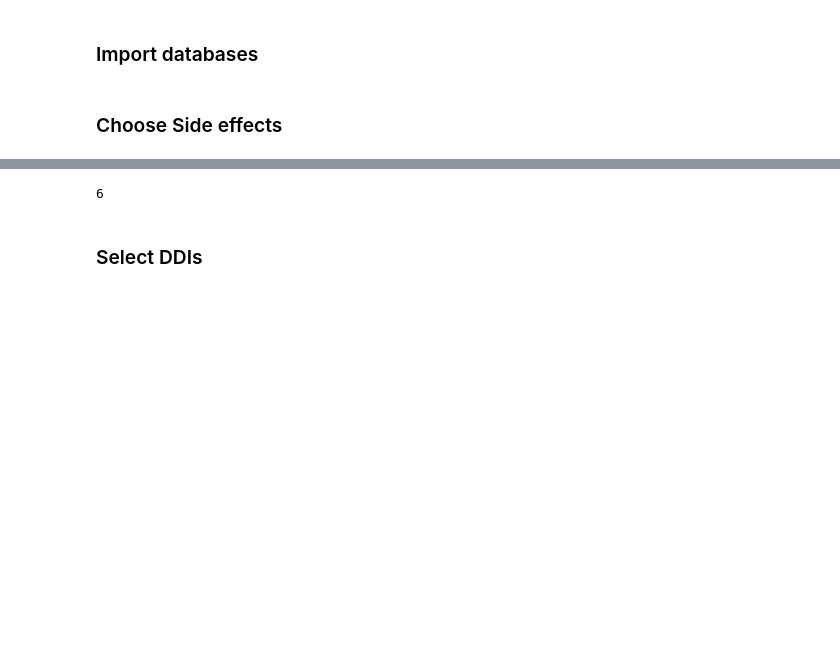
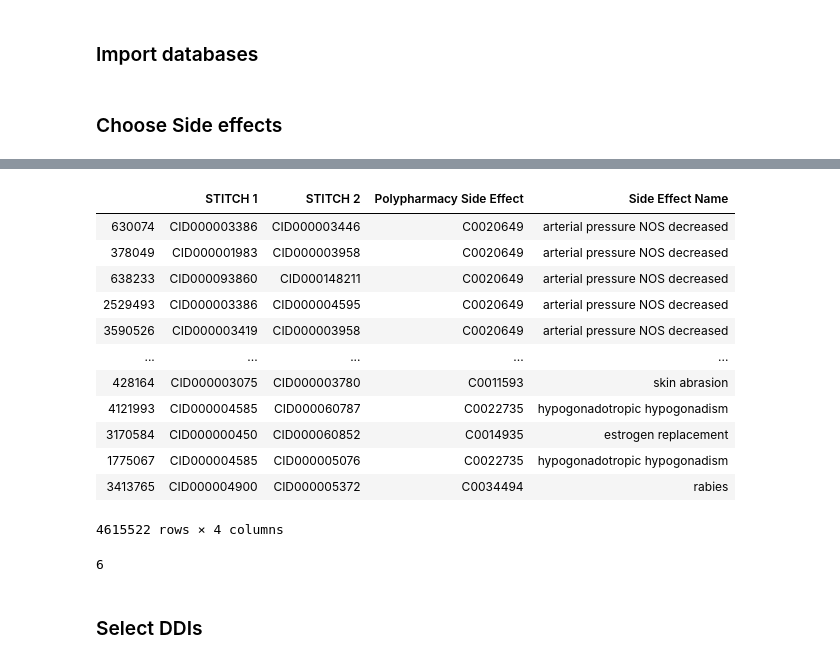
Before and after one commit to diitaz93/Master-Thesis, a Jupyter notebook: data/reduced_data_structures.ipynb, the cells around one changed output, grey strips where cells are left out. Cells and saved outputs as stored; diff of their text form; code cells hidden in the pictures; blank space fills up the shorter version.

```diff
--- a/data/reduced_data_structures.ipynb
+++ b/data/reduced_data_structures.ipynb
@@ -55,6 +64,22 @@ DDI['freq'] = DDI.groupby('Polypharmacy Side Effect')['Polypharmacy Side Effect'
 DDI = DDI.sort_values(by=['freq'], ascending=False).drop(columns=['freq'])
 se = pd.unique(DDI['Polypharmacy Side Effect'].values)
 se_name = pd.unique(DDI['Side Effect Name'].values)
+# %%
+DDI
+# %% [output]
+|  | STITCH 1 | STITCH 2 | Polypharmacy Side Effect | Side Effect Name |
+| 630074 | CID000003386 | CID000003446 | C0020649 | arterial pressure NOS decreased |
+| 378049 | CID000001983 | CID000003958 | C0020649 | arterial pressure NOS decreased |
+| 638233 | CID000093860 | CID000148211 | C0020649 | arterial pressure NOS decreased |
+| 2529493 | CID000003386 | CID000004595 | C0020649 | arterial pressure NOS decreased |
+| 3590526 | CID000003419 | CID000003958 | C0020649 | arterial pressure NOS decreased |
+| ... | ... | ... | ... | ... |
+| 428164 | CID000003075 | CID000003780 | C0011593 | skin abrasion |
+| 4121993 | CID000004585 | CID000060787 | C0022735 | hypogonadotropic hypogonadism |
+| 3170584 | CID000000450 | CID000060852 | C0014935 | estrogen replacement |
+| 1775067 | CID000004585 | CID000005076 | C0022735 | hypogonadotropic hypogonadism |
+| 3413765 | CID000004900 | CID000005372 | C0034494 | rabies |
+4615522 rows × 4 columns
 # %%
 if 'idx' in locals():
     se = se[idx]
```
Also changed, not shown: parts of 3 cells of this notebook, 6 other files.
